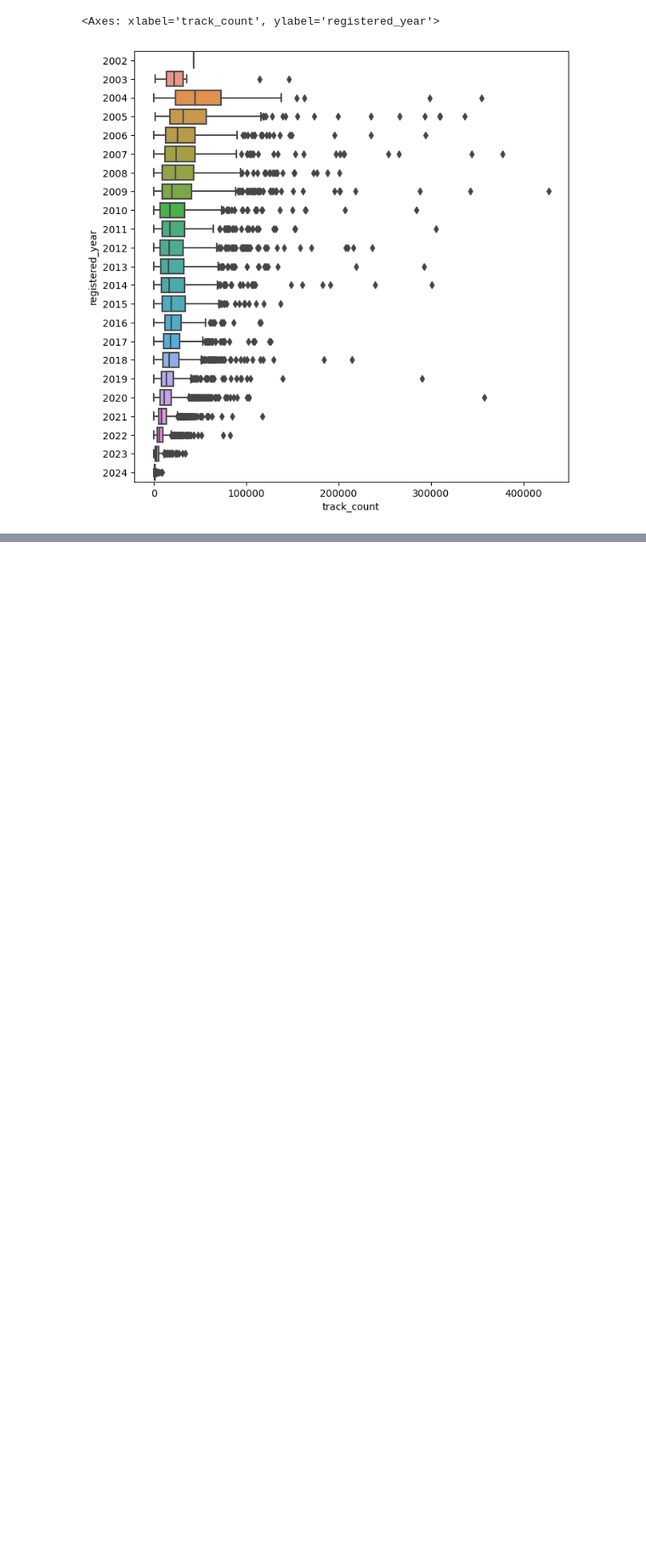
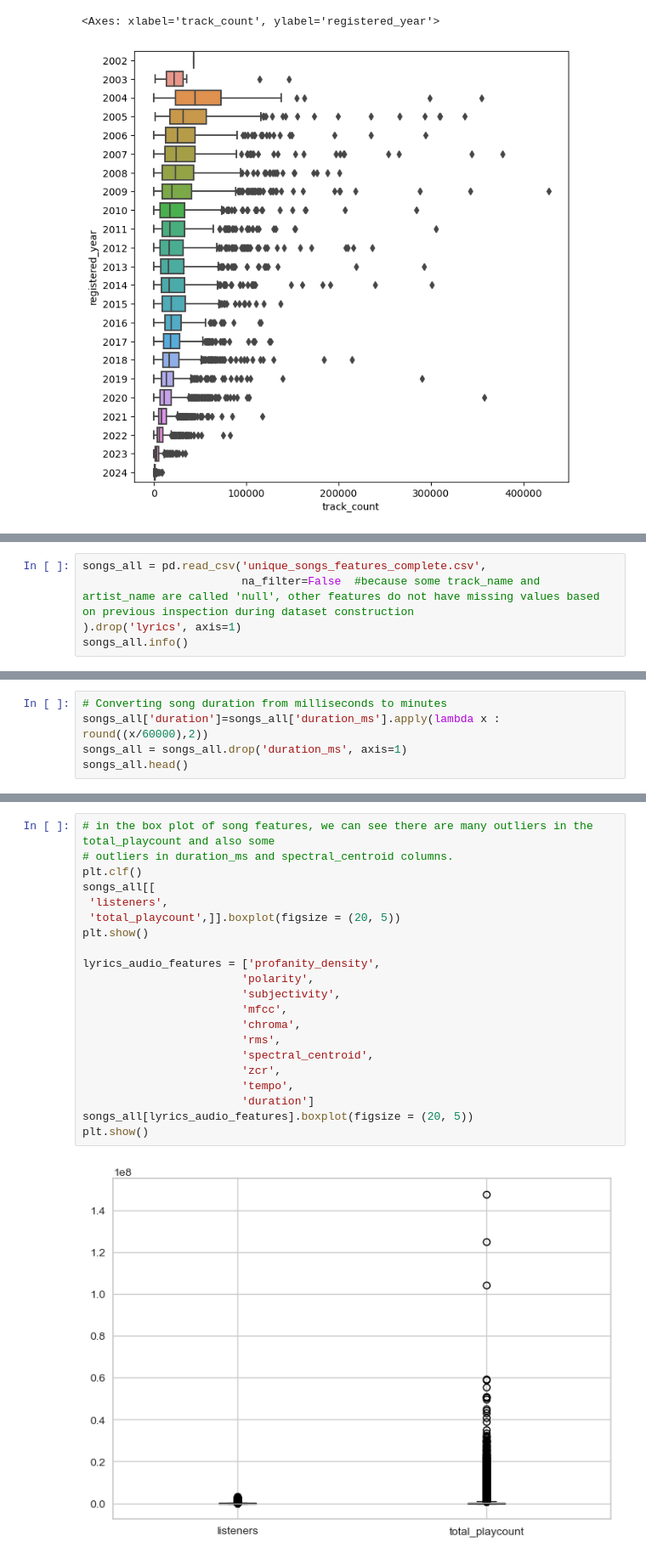
Before and after one commit to LauWyeRock/RecommendationSystem, a Jupyter notebook: Data/EDA_latest.ipynb, the cells around one changed output, grey strips where cells are left out. Shown at 85% size. Saved outputs shown, nothing was run; the diff lists cells and outputs as text; blank space fills up the shorter version.

Commit message:
song features EDA PCA

```diff
--- a/Data/EDA_latest.ipynb
+++ b/Data/EDA_latest.ipynb
@@ -267,0 +191,5 @@ memory usage: 20.8+ MB
+# %%
+songs_all = pd.read_csv('unique_songs_features_complete.csv',
+                        na_filter=False  #because some track_name and artist_name are called 'null', other features do not have missing values based on previous inspection during dataset construction
+).drop('lyrics', axis=1)
+songs_all.info()
@@ -267,0 +214,5 @@ memory usage: 20.8+ MB
+# %%
+# Converting song duration from milliseconds to minutes
+songs_all['duration']=songs_all['duration_ms'].apply(lambda x : round((x/60000),2))
+songs_all = songs_all.drop('duration_ms', axis=1)
+songs_all.head()
@@ -267,0 +244,23 @@ memory usage: 20.8+ MB
+# %%
+# in the box plot of song features, we can see there are many outliers in the total_playcount and also some
+# outliers in duration_ms and spectral_centroid columns.
+plt.clf()
+songs_all[[
+ 'listeners',
+ 'total_playcount',]].boxplot(figsize = (20, 5))
+plt.show()
+
+lyrics_audio_features = ['profanity_density',
+                        'polarity',
+                        'subjectivity',
+                        'mfcc',
+                        'chroma',
+                        'rms',
+                        'spectral_centroid',
+                        'zcr',
+                        'tempo',
+                        'duration']
+songs_all[lyrics_audio_features].boxplot(figsize = (20, 5))
+plt.show()
+# %% [output]
+[figure, added]
```
Also changed, not shown: parts of 36 cells of this notebook, 2 other files.
